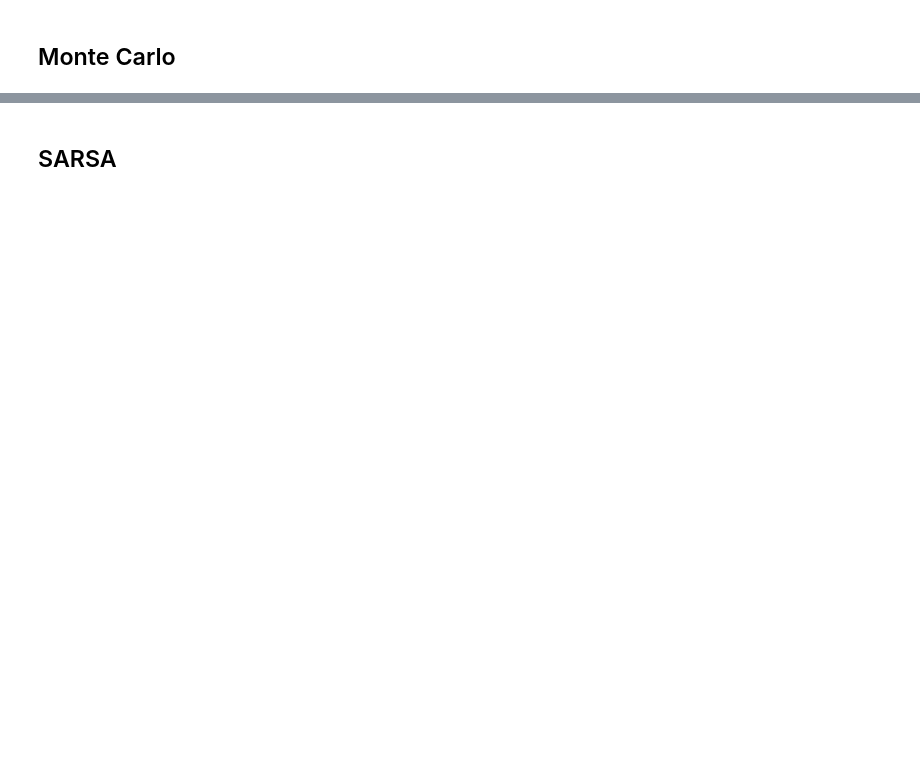
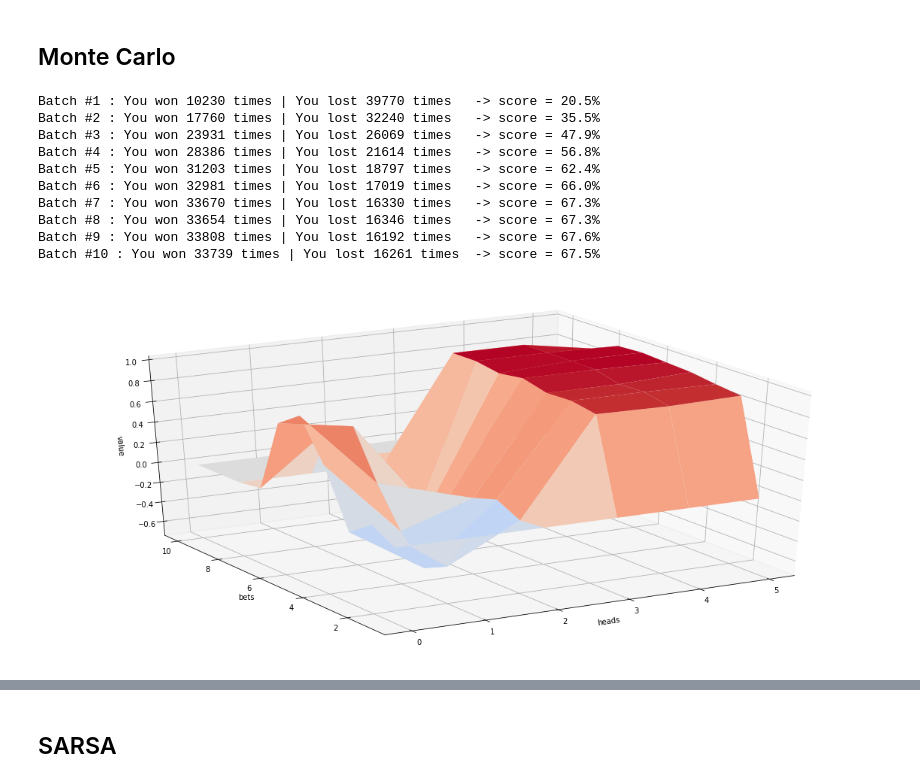
Before and after one commit to EmmanuelJhno/Reinforcement_learning, a Jupyter notebook: TP3_2020v1.ipynb, the cells around one changed output, grey strips where cells are left out. Cells and saved outputs as stored; diff of their text form; code cells hidden in the pictures; blank space fills up the shorter version.

```diff
--- a/TP3_2020v1.ipynb
+++ b/TP3_2020v1.ipynb
@@ -120,6 +120,6 @@ class PerudoSimplificado(gym.Env):
 # %% [markdown]
 ## Playing at random
 # %%
-env = PerudoSimplificado()
+env = PerudoSimplified()
 print(env.observation_space)
 print(env.action_space)
@@ -231,8 +269,50 @@ def mc_control(env, num_episodes, alpha, gamma=1.0, eps_start=1.0, eps_decay=.99
+# %%
+def mc_control(env, num_episodes, alpha, gamma=1.0, eps_start=1.0, eps_decay=.99999, eps_min=0.05):
+    win_count, lose_count = 0, 0
+    batch_nb = 1
+    # Initialization :
+    epsilon = eps_start
+    nA = 2
+    Q = {(my_sum, guess): [0 for _ in range(nA)] for guess in range(11) for my_sum in range(6)}
+    for i_episode in range(num_episodes):
+      episode = generate_episode_from_policy(env, Q, epsilon, nA)
+      update_Q(env, episode, Q, alpha, gamma)
+
+      epsilon = max(epsilon * eps_decay, eps_min)
+
+      if episode[-1] > 0:
+        win_count += 1
+      else:
+        lose_count += 1
+
+      if (i_episode+1)%(num_episodes//10)==0:
+        print('Batch #{} : You won {} times | You lost {} times \t-> score = {:.1f}%'.format(batch_nb, win_count, lose_count,
+                                                                                             100.*win_count/(win_count + lose_count)))
+        win_count, lose_count = 0, 0
+        batch_nb += 1
+
+    policy = {}
+    for state in Q.keys():
+      policy[state] = np.argmax(Q[state])
+
+    return policy, Q
 # %%
 # Compute  the optimal policy and value function
-policy, Q = mc_control(env, 500000,0.015)
+policy, Q = mc_control(env=env, num_episodes=500_000, alpha=0.015, gamma=0)
 V = dict((k,np.max(v)) for k, v in Q.items())
 plot_values(V)
+# %% [output]
+Batch #1 : You won 10230 times | You lost 39770 times   -> score = 20.5%
+Batch #2 : You won 17760 times | You lost 32240 times   -> score = 35.5%
+Batch #3 : You won 23931 times | You lost 26069 times   -> score = 47.9%
+Batch #4 : You won 28386 times | You lost 21614 times   -> score = 56.8%
+Batch #5 : You won 31203 times | You lost 18797 times   -> score = 62.4%
+Batch #6 : You won 32981 times | You lost 17019 times   -> score = 66.0%
+Batch #7 : You won 33670 times | You lost 16330 times   -> score = 67.3%
+Batch #8 : You won 33654 times | You lost 16346 times   -> score = 67.3%
+Batch #9 : You won 33808 times | You lost 16192 times   -> score = 67.6%
+Batch #10 : You won 33739 times | You lost 16261 times  -> score = 67.5%
+[figure, added]
 # %%
 # plot the policy
 plot_policy(policy)
```
Also changed, not shown: parts of 20 cells of this notebook.
